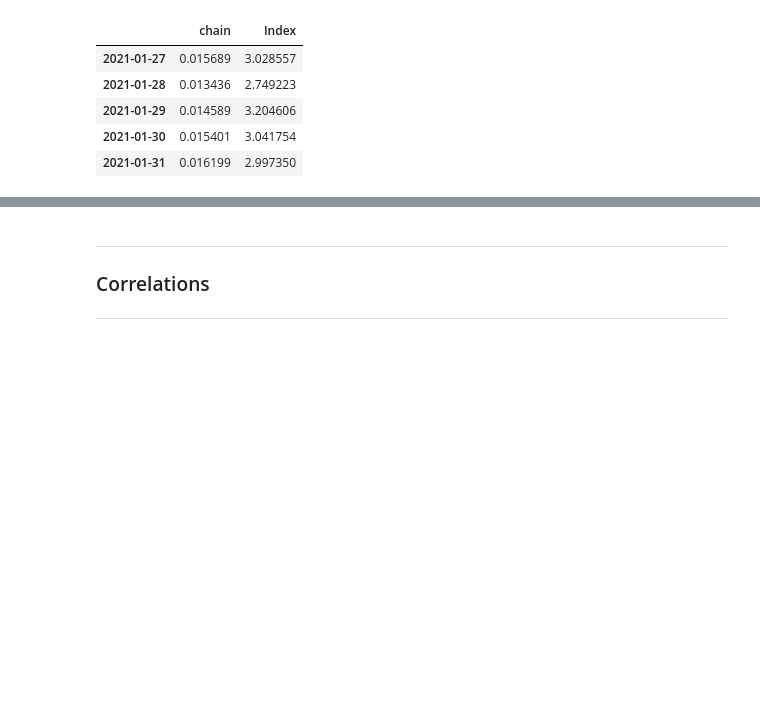
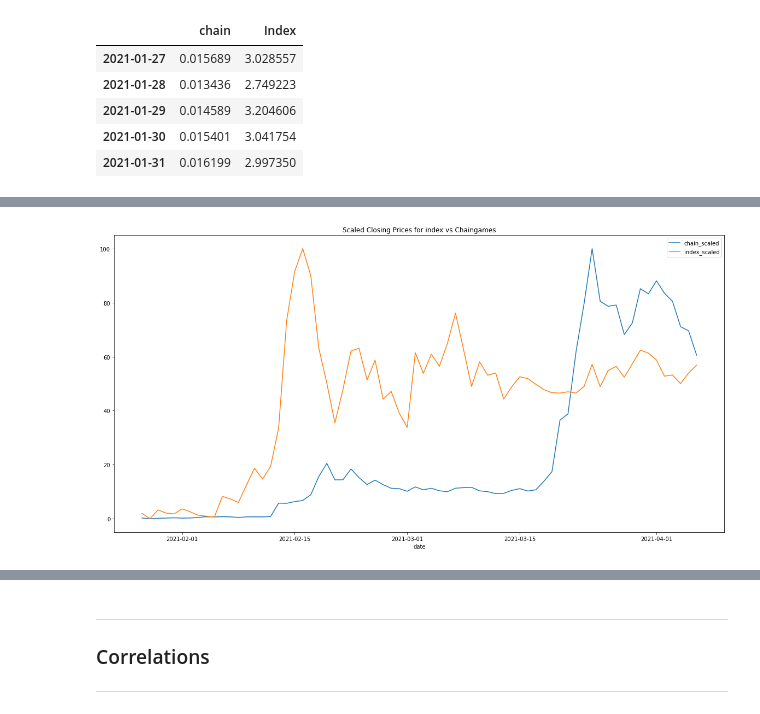
Before and after one commit to Hash3rown/nfty_tree.io, a Jupyter notebook: sandbox/kelso_chain_analysis.ipynb, the cells around one changed output, grey strips where cells are left out. Drawn from its saved outputs; the diff is of its cells as text; code cells hidden in the pictures; blank space fills up the shorter version.

```diff
--- a/sandbox/kelso_chain_analysis.ipynb
+++ b/sandbox/kelso_chain_analysis.ipynb
@@ -261,0 +280,9 @@ chain_v_index_prices_df.head()
+# %%
+from sklearn import preprocessing
+min_max_scaler_chainidx = preprocessing.MinMaxScaler(feature_range=(0, 100))
+scaled_chainidx_prices = min_max_scaler_chainidx.fit_transform(chain_v_index_prices_df)
+# scaled_chainidx_prices
+# %%
+new_columns = ["chain_scaled", "index_scaled"]
+df_chainidx_price_scaled = pd.DataFrame(scaled_chainidx_prices, columns = new_columns)
+df_chainidx_price_scaled.tail()
@@ -261,0 +296,11 @@ chain_v_index_prices_df.head()
+# %%
+combined_df_indexchain = pd.concat(
+    [chain_v_index_prices_df_reset, df_chainidx_price_scaled], axis="columns", join="inner"
+)
+
+combined_df_indexchain = combined_df_indexchain.rename(columns={
+    "index": "date"
+})
+
+combined_df_indexchain = combined_df_indexchain.set_index(combined_df_indexchain['date'])
+combined_df_indexchain.tail()
@@ -261,0 +315,3 @@ chain_v_index_prices_df.head()
+# %%
+scaled_chain_index_df = combined_df_indexchain.drop(columns=['date', 'chain', 'Index'])
+scaled_chain_index_df.tail()
@@ -261,0 +326,4 @@ chain_v_index_prices_df.head()
+# %%
+scaled_chain_index_df.plot(figsize=[20,10], title="Scaled Closing Prices for index vs Chaingames");
+# %% [output]
+[figure, added]
```
Also changed, not shown: parts of 9 cells of this notebook.
